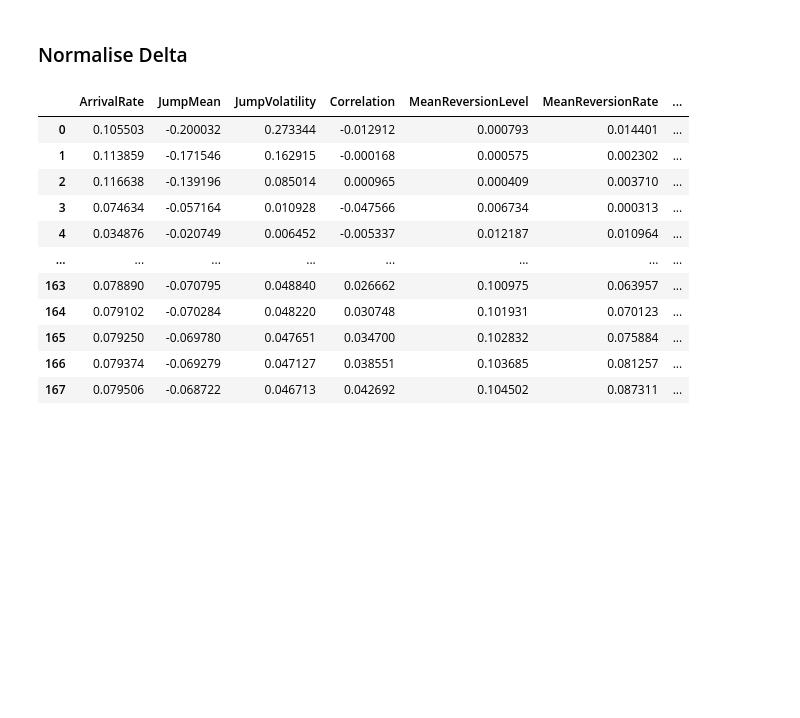
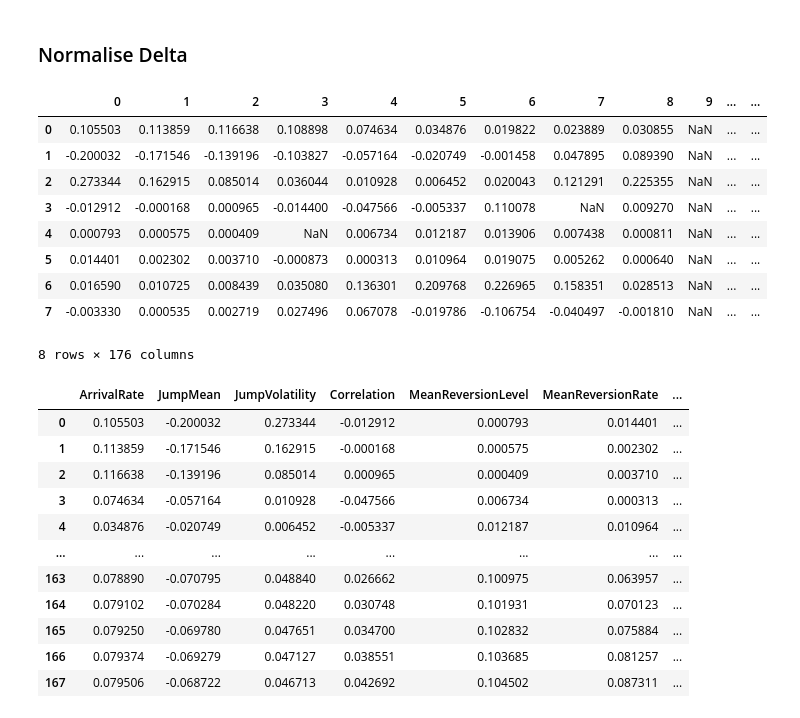
Before and after one commit to RogerCai956/FinalDissertation, a Jupyter notebook: Final submission.ipynb, the cells around one changed output. Saved outputs shown, nothing was run; the diff lists cells and outputs as text; code cells hidden in the pictures; blank space fills up the shorter version.

```diff
--- a/Final submission.ipynb
+++ b/Final submission.ipynb
@@ -847,6 +847,20 @@ Delta_Volatility = (Pivot(parameter='Volatility', value="Max", timeStep=0)-Pivot
 
 Delta_Total = [Delta_ArrivalRate.values.reshape((-1)), Delta_JumpMean.values.reshape((-1)), Delta_JumpVolatility.values.reshape((-1)), Delta_Correlation.values.reshape((-1)), Delta_MeanReversionLevel.values.reshape((-1)), Delta_MeanReversionRate.values.reshape((-1)), Delta_InitialValue.values.reshape((-1)), Delta_Volatility.values.reshape((-1))]
 Name_Parameters = ['ArrivalRate', 'JumpMean', 'JumpVolatility', 'Correlation', 'MeanReversionLevel', 'MeanReversionRate', 'InitialValue', 'Volatility', 'Strike', 'Maturity']
+# %%
+# example:
+pd.DataFrame(Delta_Total)
+# %% [output]
+|  | 0 | 1 | 2 | 3 | 4 | 5 | 6 | 7 | 8 | 9 | ... | ... |
+| 0 | 0.105503 | 0.113859 | 0.116638 | 0.108898 | 0.074634 | 0.034876 | 0.019822 | 0.023889 | 0.030855 | NaN | ... | ... |
+| 1 | -0.200032 | -0.171546 | -0.139196 | -0.103827 | -0.057164 | -0.020749 | -0.001458 | 0.047895 | 0.089390 | NaN | ... | ... |
+| 2 | 0.273344 | 0.162915 | 0.085014 | 0.036044 | 0.010928 | 0.006452 | 0.020043 | 0.121291 | 0.225355 | NaN | ... | ... |
+| 3 | -0.012912 | -0.000168 | 0.000965 | -0.014400 | -0.047566 | -0.005337 | 0.110078 | NaN | 0.009270 | NaN | ... | ... |
+| 4 | 0.000793 | 0.000575 | 0.000409 | NaN | 0.006734 | 0.012187 | 0.013906 | 0.007438 | 0.000811 | NaN | ... | ... |
+| 5 | 0.014401 | 0.002302 | 0.003710 | -0.000873 | 0.000313 | 0.010964 | 0.019075 | 0.005262 | 0.000640 | NaN | ... | ... |
+| 6 | 0.016590 | 0.010725 | 0.008439 | 0.035080 | 0.136301 | 0.209768 | 0.226965 | 0.158351 | 0.028513 | NaN | ... | ... |
+| 7 | -0.003330 | 0.000535 | 0.002719 | 0.027496 | 0.067078 | -0.019786 | -0.106754 | -0.040497 | -0.001810 | NaN | ... | ... |
+8 rows × 176 columns
 # %%
 temp_df = pd.DataFrame(Delta_Total).T
 temp_df.columns = Name_Parameters[0:-2]
```
Also changed, not shown: parts of 49 cells of this notebook.
